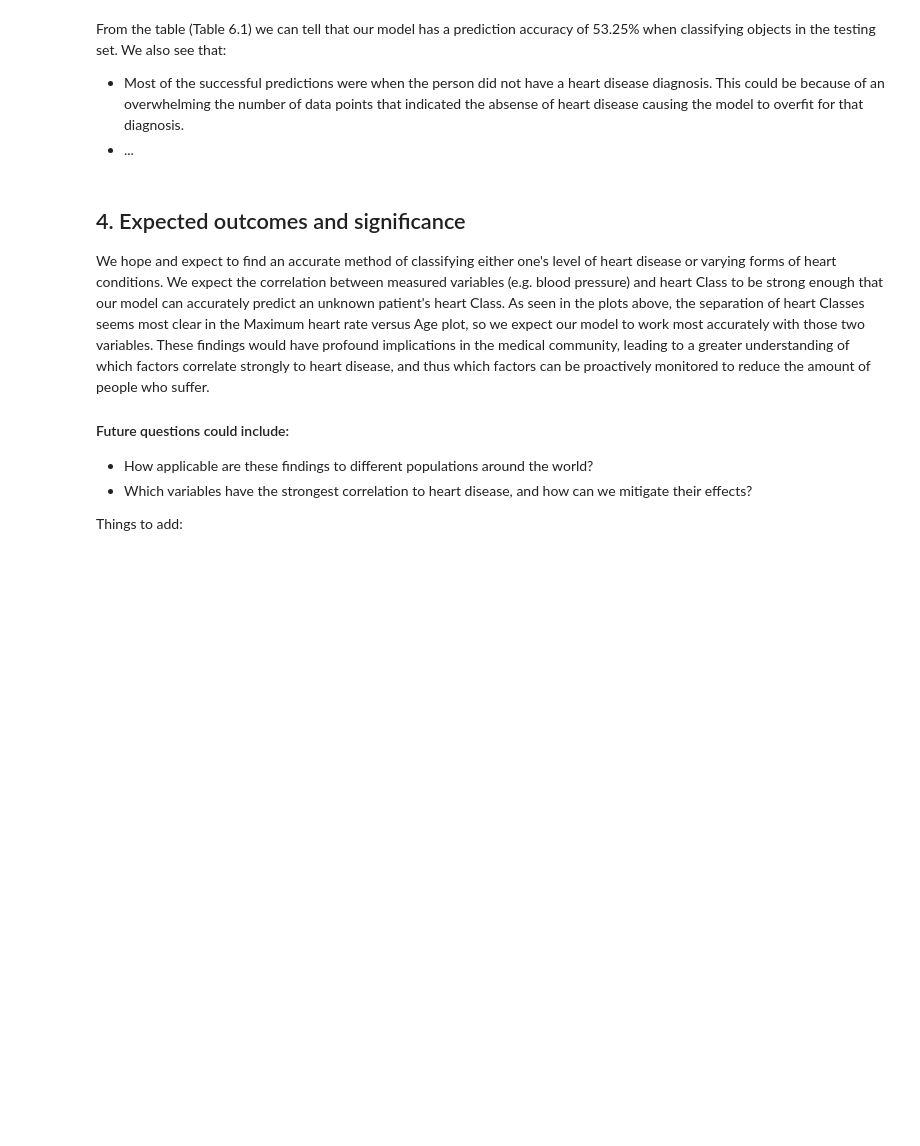
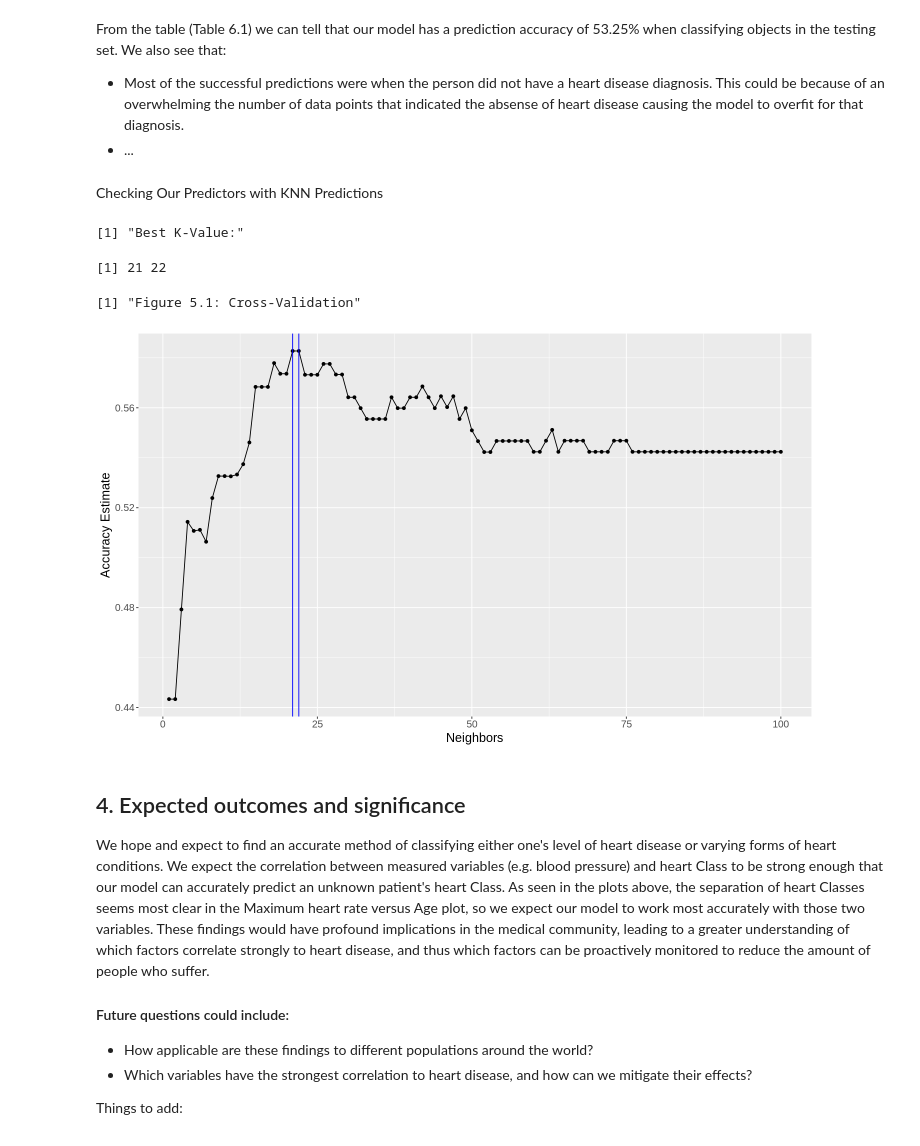
Before and after one commit to davidtheophine/dsci100-project, a Jupyter notebook: heart_disease_proposal.ipynb, the cells around one changed output. Saved outputs shown, nothing was run; the diff lists cells and outputs as text; code cells hidden in the pictures; blank space fills up the shorter version.

Commit message:
trying to add knn predictions for each predictor

```diff
--- a/heart_disease_proposal.ipynb
+++ b/heart_disease_proposal.ipynb
@@ -484,6 +481,69 @@ Adding another scale for fill, which will replace the existing scale.
 From the table (Table 6.1) we can tell that our model has a prediction accuracy of 53.25% when classifying objects in the testing set. We also see that:
 * Most of the successful predictions were when the person did not have a heart disease diagnosis. This could be because of an overwhelming the number of data points that indicated the absense of heart disease causing the model to overfit for that diagnosis.
 * ...
+# %% [markdown]
+Checking Our Predictors with KNN Predictions
+# %%
+set.seed(120)
+options(repr.plot.width = 12, repr.plot.height = 7)
+
+hr_recipe <- recipe(disease_diagnosis ~ max_hr, data = heart_training) |>
+    step_scale(all_predictors()) |>
+    step_center(all_predictors())
+
+
+age_recipe <- recipe(disease_diagnosis ~ age, data = heart_training) |>
+    step_scale(all_predictors()) |>
+    step_center(all_predictors())
+
+depr_recipe <- recipe(disease_diagnosis ~ st_depr, data = heart_training) |>
+    step_scale(all_predictors()) |>
+    step_center(all_predictors())
+
+hr_results <- workflow() |>
+            add_recipe(hr_recipe) |>
+            add_model(knn_spec) |>
+            tune_grid(resamples = heart_vfold, grid = gridvals) |>
+            collect_metrics()
+
+depr_results <- workflow() |>
+            add_recipe(hr_recipe) |>
+            add_model(knn_spec) |>
+            tune_grid(resamples = heart_vfold, grid = gridvals) |>
+            collect_metrics()
+
+age_results <- workflow() |>
+            add_recipe(hr_recipe) |>
+            add_model(knn_spec) |>
+            tune_grid(resamples = heart_vfold, grid = gridvals) |>
+            collect_metrics()
+
+# taking the best k-value
+best_k <- heart_results |>
+    filter(.metric == "accuracy") |>
+    slice_max(mean) |>
+    pull(neighbors)
+print("Best K-Value:")
+best_k
+
+accuracies <- heart_results |>
+            filter(.metric == "accuracy")
+
+cross_val_plot <- accuracies |>
+            ggplot(aes(x = neighbors, y = mean)) +
+                geom_point() +
+                geom_line() +
+                geom_vline(xintercept = best_k, colour = "blue") +
+                labs(x = "Neighbors", y = "Accuracy Estimate") +
+                theme(text = element_text(size = 15))
+
+print("Figure 5.1: Cross-Validation")
+cross_val_plot
+# %% [output]
+[1] "Best K-Value:"
+[1] 21 22
+[1] "Figure 5.1: Cross-Validation"
+[figure, added]
 # %% [markdown]
 ## 4. Expected outcomes and significance
 
```
Also changed, not shown: parts of 4 cells of this notebook.
